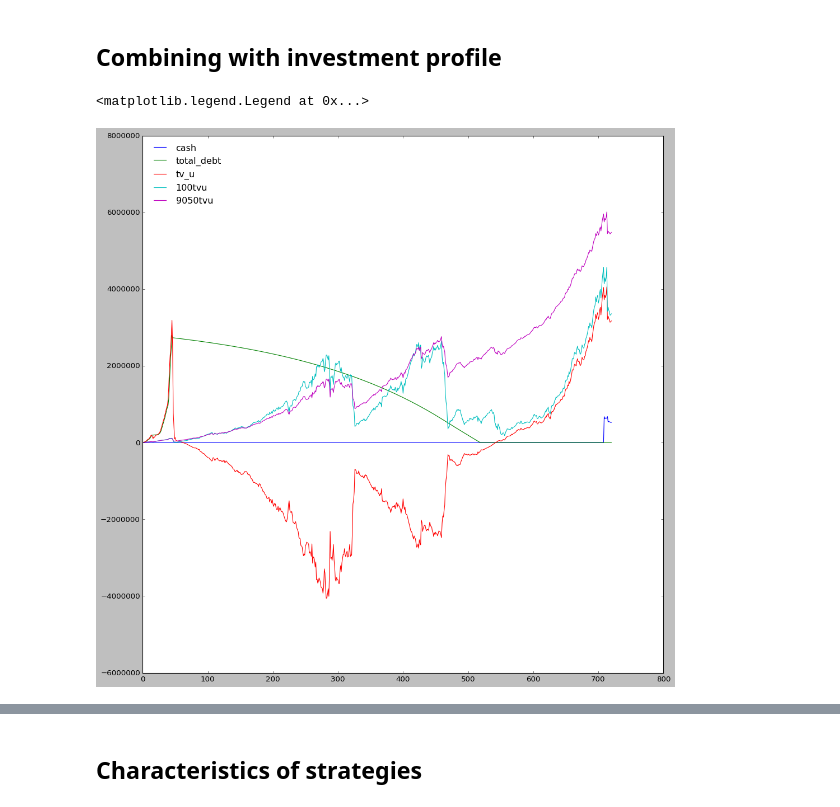
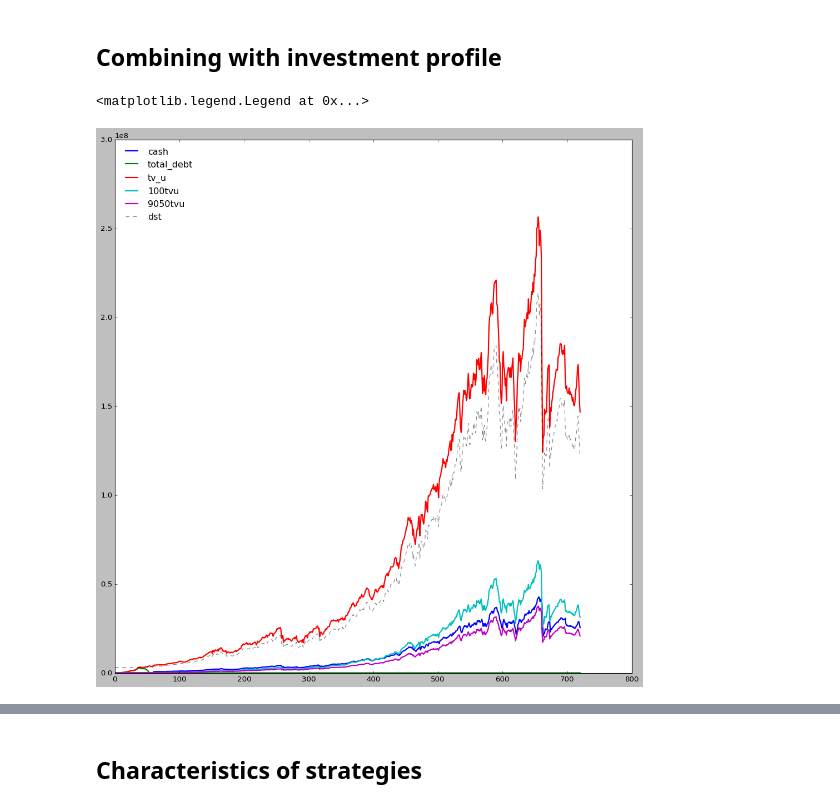
Before and after one commit to neriksen/applied_finance, a Jupyter notebook: portfolio_return.ipynb, the cells around one changed output, grey strips where cells are left out. Saved outputs shown, nothing was run; the diff lists cells and outputs as text; code cells hidden in the pictures.

Commit message:
fixed debt upper limit when g_hat > g

```diff
--- a/portfolio_return.ipynb
+++ b/portfolio_return.ipynb
@@ -25,7 +25,11 @@ def determine_investment(phase, pv_u, tv_u, s, td, pi_rf, dst, g):
     # returns cash, new_equity, new_debt
 
     if phase == 1:
-        new_debt = min(max(g*s, g*(pv_u-td)), dst-pv_u-s)
+        # Check if gearing cap has been reached
+        if td > tv_u:
+            new_debt = 0
+        else:
+            new_debt = min(max(g*s, g*(pv_u-td)), dst-pv_u-s)
         return 0, s, new_debt
 
     if phase == 2:
@@ -81,7 +85,7 @@ def calculate_return(savings, market_returns, gearing_cap, pi_rf, pi_rm, rf, rm)
     ses = savings.sum()     # Possibly add more sophisticated discounting
     ist = pi_rm*ses
     columns = ['period', 'savings', 'cash', 'new_equity', 'new_debt', 'total_debt', 'nip', 'pv_p',
-               'interest', 'market_returns', 'pv_u', 'tv_u', 'dst', 'phase', 'pi_hat', 'ses']
+               'interest', 'market_returns', 'pv_u', 'tv_u', 'dst', 'phase', 'pi_hat', 'ses', 'g_hat']
 
     pp = pd.DataFrame(np.empty((len(savings), len(columns))), columns = columns)
 
@@ -137,6 +141,8 @@ def calculate_return(savings, market_returns, gearing_cap, pi_rf, pi_rm, rf, rm)
         pp.loc[i, 'dst'] = max(pp.loc[i, 'tv_u']*target_pi, ist)  # Moving stock target
         #pp.loc[i, 'dst'] = max(pp.loc[i-1, 'dst'], max(pp.loc[i, 'tv_u']*target_pi, ist))  # Locked stock target at highest previous position
 
+    pp['g_hat'] = pp['total_debt']/pp['tv_u'].abs()
+
     return pp
 # %%
 def calculate100return(savings, market_returns):
@@ -240,12 +249,14 @@ port9050 = calculate9050return(investments, market['Price'].pct_change().values,
 # %%
 fig, ax = plt.subplots(1, 1, figsize = (15, 15))
 vars_to_plot = ['cash', 'total_debt', 'tv_u', '100tvu', '9050tvu']
 port['100tvu'] = port100['tv_u']
 port['9050tvu'] = port9050['tv_u']
-ax.plot(port.loc[:,vars_to_plot])
+ax.plot(port.loc[:,vars_to_plot], linewidth = 2)
+ax.plot(port['dst'], linestyle="--", color="black", alpha = .5)
 #ax.set_yscale('log')
+vars_to_plot.append('dst')
 ax.legend(vars_to_plot, loc = 'upper left', frameon=False)
 # %% [output]
 <matplotlib.legend.Legend at 0x...>
-[figure, old version]
+[figure, new version]
 # %%
```
Also changed, not shown: parts of 2 cells of this notebook, 1 other file.
